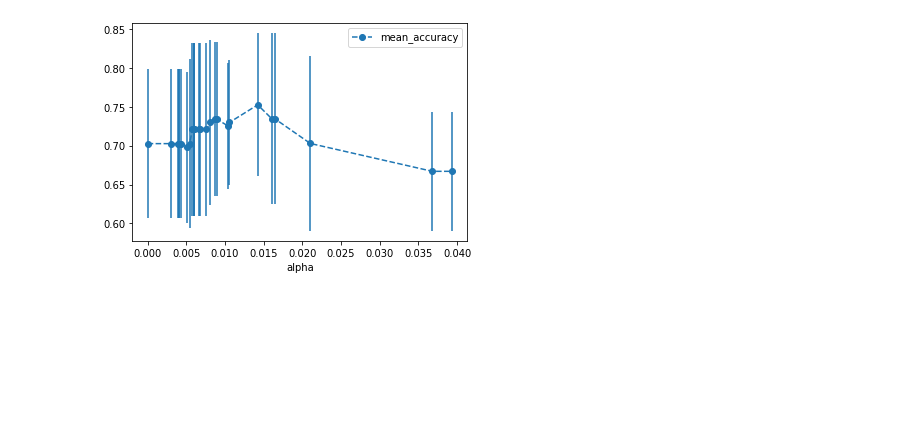
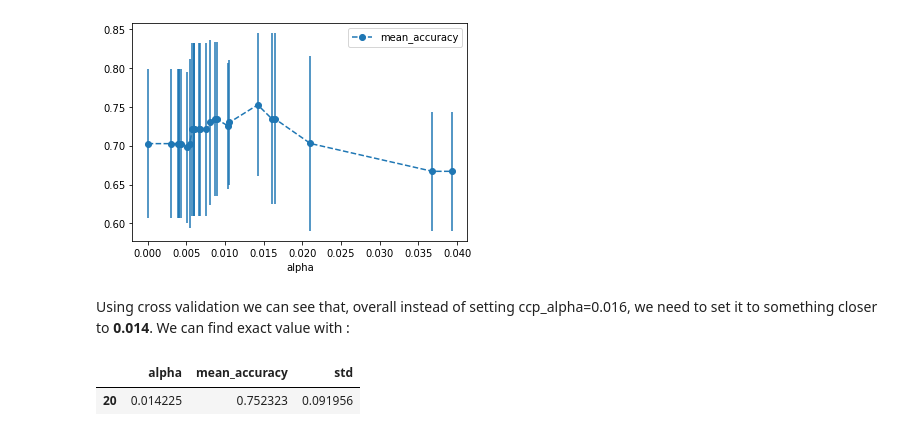
Before and after one commit to Priyo-prog/Machine-Learning, a Jupyter notebook: Decision Tree/Decision_Tree.ipynb, the cells around one changed output. Drawn from its saved outputs; the diff is of its cells as text; code cells hidden in the pictures; blank space fills up the shorter version.

```diff
--- a/Decision Tree/Decision_Tree.ipynb
+++ b/Decision Tree/Decision_Tree.ipynb
@@ -412,3 +412,12 @@ alpha_results.plot(x="alpha",
 # %% [output]
 <matplotlib.axes._subplots.AxesSubplot at 0x...>
 [figure]
+# %% [markdown]
+Using cross validation we can see that, overall instead of setting ccp_alpha=0.016, we need to set it to something closer to **0.014**. We can find exact value with :
+# %%
+alpha_results[(alpha_results['alpha'] > 0.014)
+              &
+              (alpha_results['alpha'] < 0.015)]
+# %% [output]
+|  | alpha | mean_accuracy | std |
+| 20 | 0.014225 | 0.752323 | 0.091956 |
```
Also changed, not shown: parts of 1 cell of this notebook.
